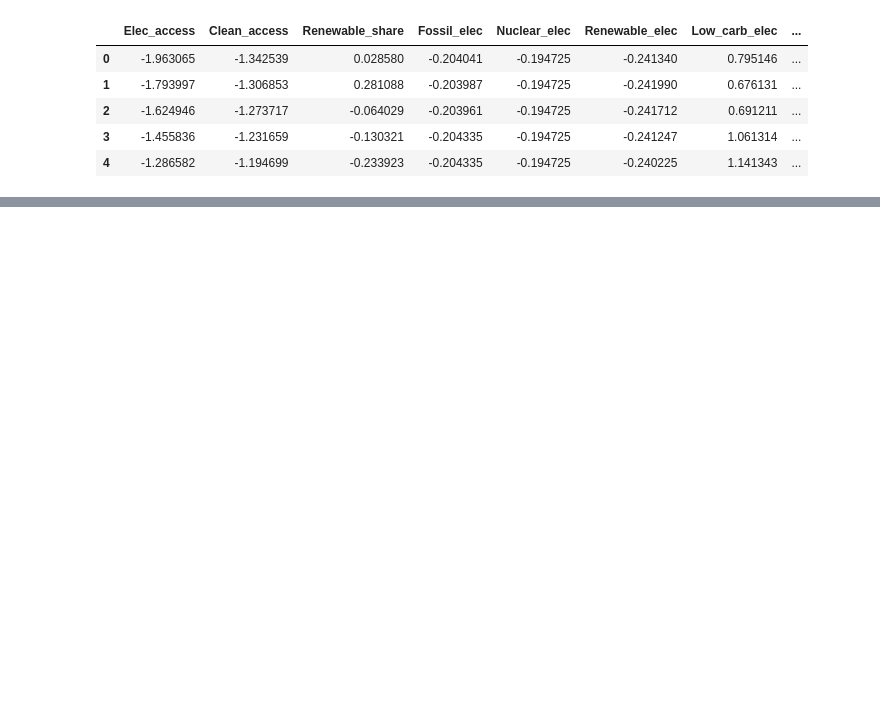
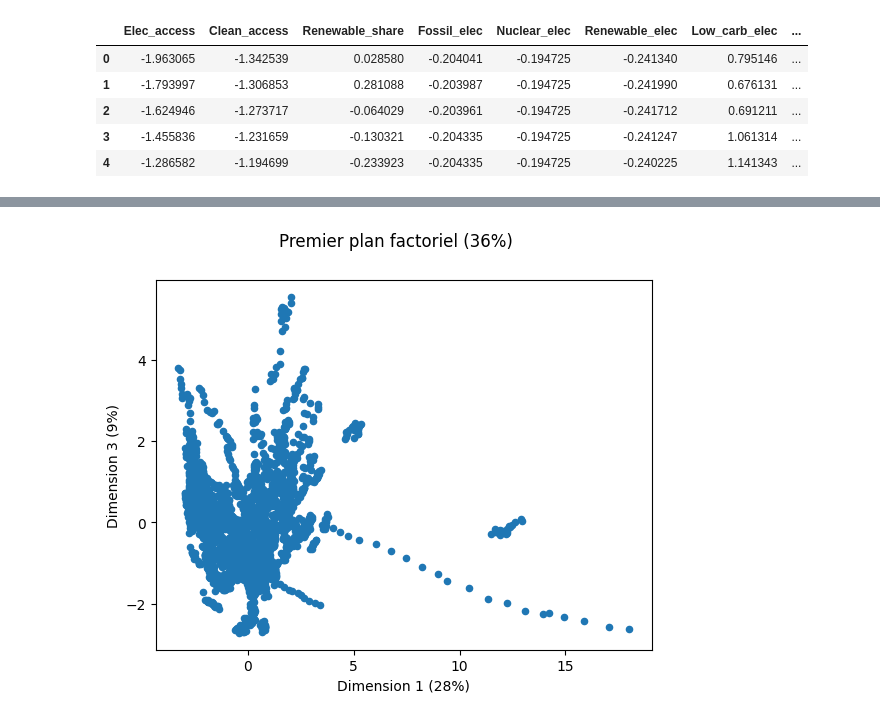
Before and after one commit to manonjulia/ProjetML, a Jupyter notebook: Comment.ipynb, the cells around one changed output, grey strips where cells are left out. Saved outputs shown, nothing was run; the diff lists cells and outputs as text; code cells hidden in the pictures; blank space fills up the shorter version.

```diff
--- a/Comment.ipynb
+++ b/Comment.ipynb
@@ -721,0 +798,10 @@ No artists with labels found to put in legend.  Note that artists whose label st
+# %%
+# Affichage de la répartition des données en fonction de Dim 1 et Dim 3
+
+data_pca.plot.scatter("Dim1", "Dim3") # nuage de points
+plt.xlabel("Dimension 1 (28%)") # modification du nom de l'axe X
+plt.ylabel("Dimension 3 (9%)") # idem pour axe Y
+plt.suptitle("Premier plan factoriel (36%)") # titre général
+plt.show()
+# %% [output]
+[figure, added]
```
Also changed, not shown: parts of 29 cells of this notebook.
